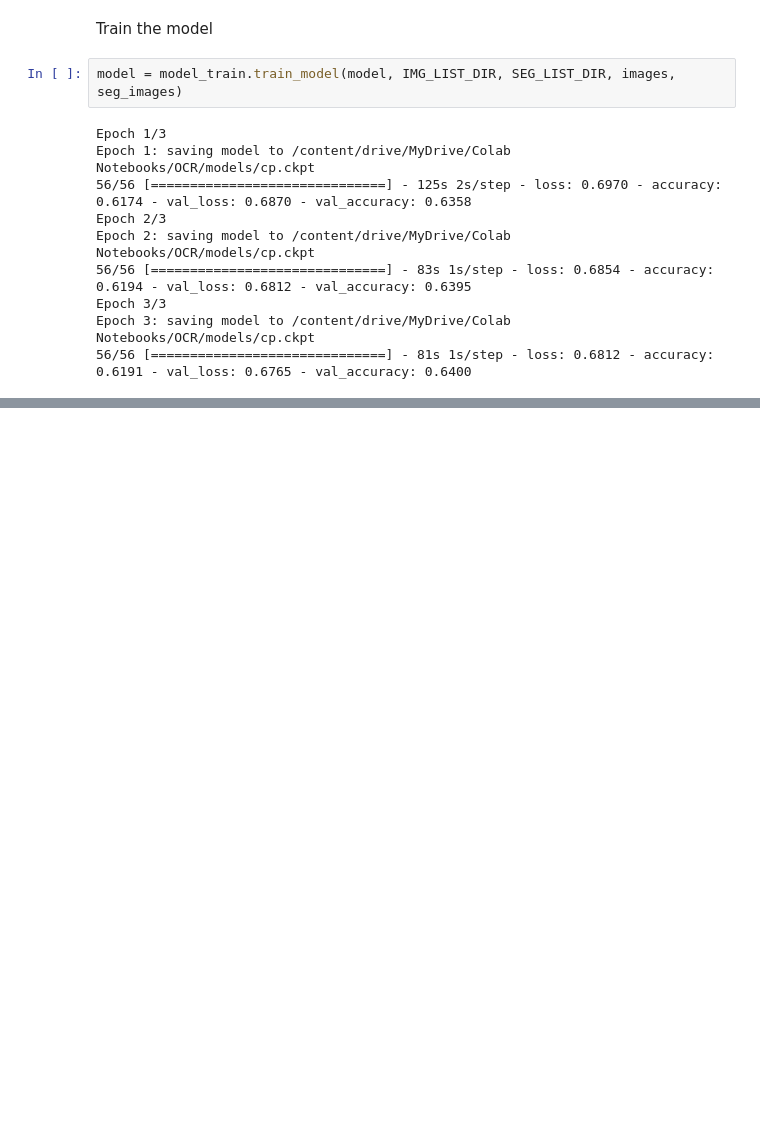
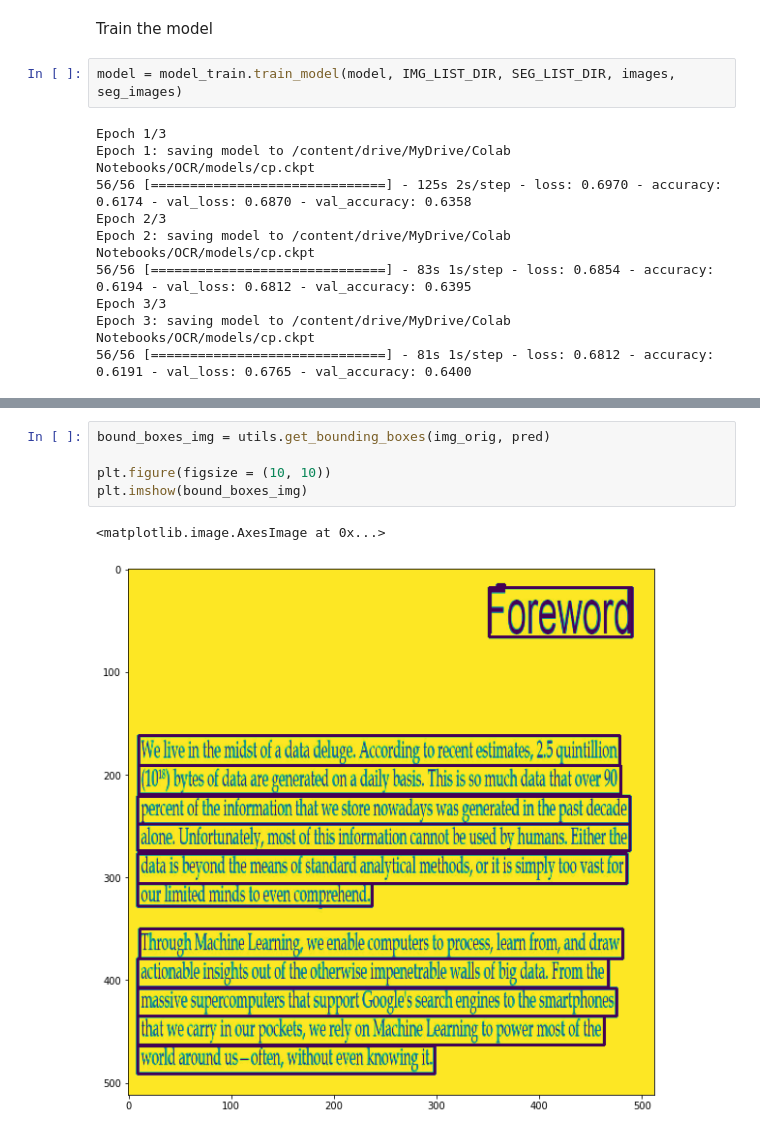
Before and after one commit to inesmcm26/ocr-from-scratch, a Jupyter notebook: notebooks/main.ipynb, the cells around one changed output, grey strips where cells are left out. Saved outputs shown, nothing was run; the diff lists cells and outputs as text; blank space fills up the shorter version.

```diff
--- a/notebooks/main.ipynb
+++ b/notebooks/main.ipynb
@@ -77,0 +102,8 @@ Epoch 3: saving model to /content/drive/MyDrive/Colab Notebooks/OCR/models/cp.ck
+# %%
+bound_boxes_img = utils.get_bounding_boxes(img_orig, pred)
+
+plt.figure(figsize = (10, 10))
+plt.imshow(bound_boxes_img)
+# %% [output]
+<matplotlib.image.AxesImage at 0x...>
+[figure, added]
```
Also changed, not shown: parts of 5 cells of this notebook.
